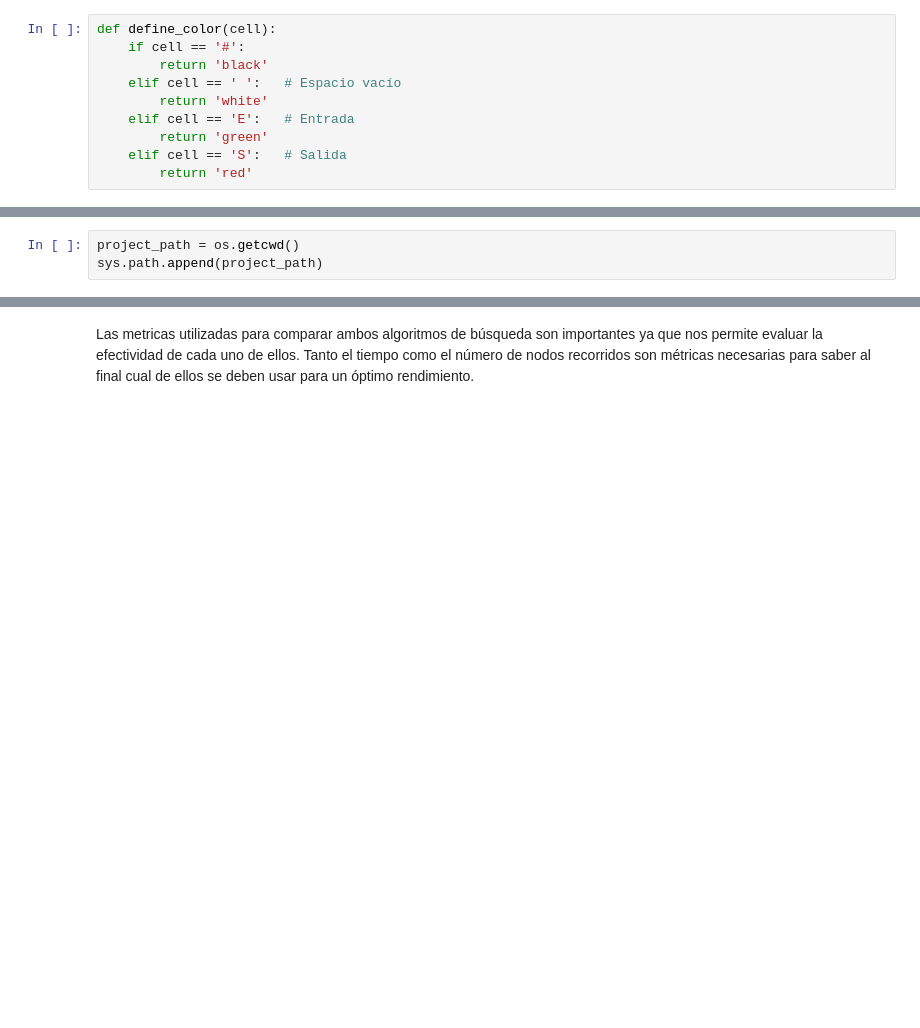
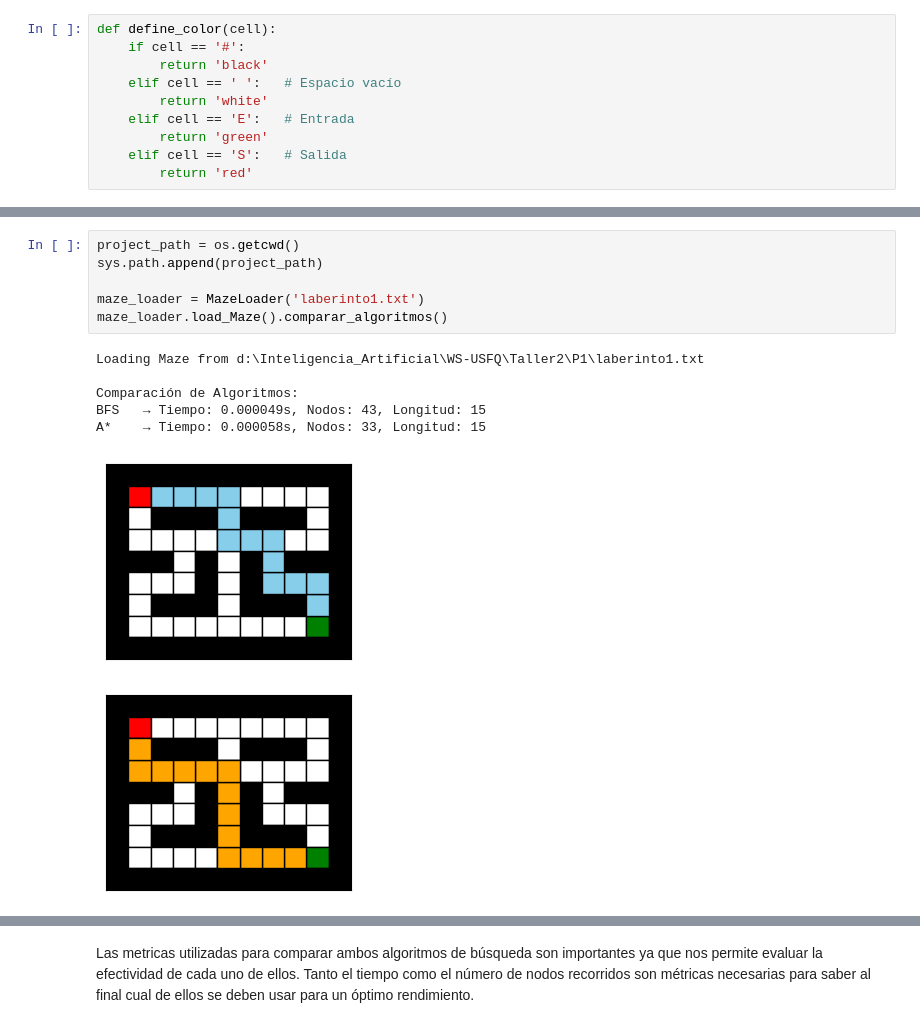
Before and after one commit to Borreguin/WS-USFQ, a Jupyter notebook: Taller2/P1/G4_Maze.ipynb, the cells around one changed output, grey strips where cells are left out. Saved outputs shown, nothing was run; the diff lists cells and outputs as text; blank space fills up the shorter version.

```diff
--- a/Taller2/P1/G4_Maze.ipynb
+++ b/Taller2/P1/G4_Maze.ipynb
@@ -14,3 +166,14 @@ def define_color(cell):
 # %%
 project_path = os.getcwd()
 sys.path.append(project_path)
+
+maze_loader = MazeLoader('laberinto1.txt')
+maze_loader.load_Maze().comparar_algoritmos()
+# %% [output]
+Loading Maze from d:\Inteligencia_Artificial\WS-USFQ\Taller2\P1\laberinto1.txt
+
+Comparación de Algoritmos:
+BFS   → Tiempo: 0.000049s, Nodos: 43, Longitud: 15
+A*    → Tiempo: 0.000058s, Nodos: 33, Longitud: 15
+[figure, added]
+[figure, added]
```
Also changed, not shown: parts of 7 cells of this notebook, 2 other files.
